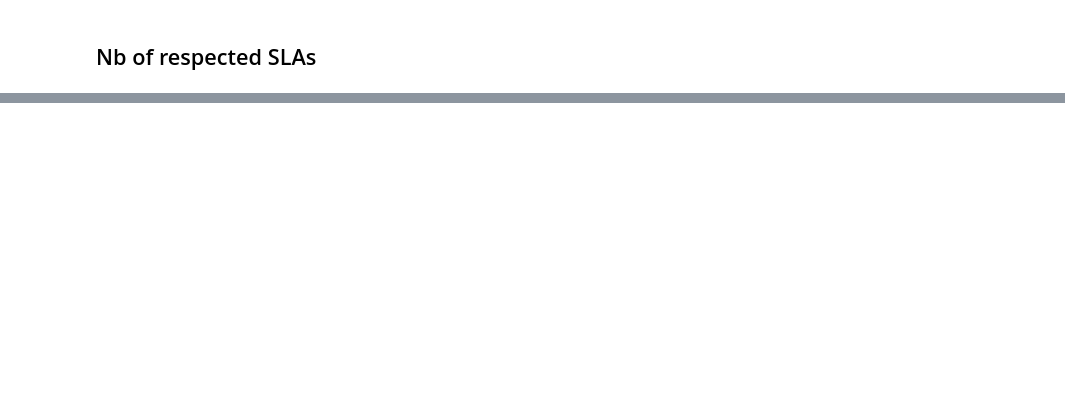
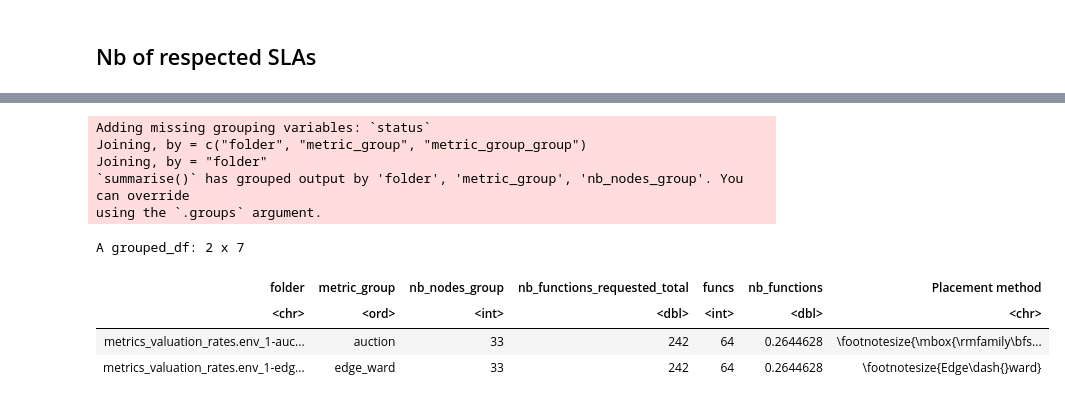
Before and after one commit to VolodiaPG/giraff, a Jupyter notebook: testbed/experiment.ipynb, the cells around one changed output, grey strips where cells are left out. Drawn from its saved outputs; the diff is of its cells as text; code cells hidden in the pictures; blank space fills up the shorter version.

Commit message:
fix: fix execution of lab until missing the correct number of executions

```diff
--- a/testbed/experiment.ipynb
+++ b/testbed/experiment.ipynb
@@ -1533,25 +1462,36 @@ slice_sample(raw.nb_functions)
 # %%
 plots.nb_deployed.data <- respected_sla.header.nb %>%
     extract_function_name_info() %>%
-    left_join(raw.nb_functions) %>%
+    left_join(functions_total %>% select(folder, metric_group, metric_group_group, load_type, latency_type, total) %>% rename(nb_functions_requested_total=total)) %>%
     left_join(node_levels %>% group_by(folder) %>% summarise(nb_nodes = n())) %>%
     # mutate(nb_nodes_group = case_when(
     #     nb_nodes < 19 ~ "Danger zone 1",
     #     nb_nodes <= 34 ~ "$19 \\le n < 34$",
     #     nb_nodes < 112 ~ "Danger zone 2",
     #     nb_nodes <= 119 ~ "$112 \\le n \\le 119$",
     #     TRUE ~ "Danger zone 3",
     # )) %>%
     rename(nb_nodes_group = nb_nodes) %>%
     group_by(folder, metric_group, nb_nodes_group, nb_functions_requested_total) %>%
     summarise(funcs = n()) %>%
     mutate(nb_functions = funcs / nb_functions_requested_total) %>%
     correct_names()
 
 plots.nb_deployed.data
 
 plots.nb_deployed.h <- GRAPH_ONE_COLUMN_HEIGHT
 plots.nb_deployed.w <- GRAPH_ONE_COLUMN_WIDTH
+# %% [output]
+Adding missing grouping variables: `status`
+Joining, by = c("folder", "metric_group", "metric_group_group")
+Joining, by = "folder"
+`summarise()` has grouped output by 'folder', 'metric_group', 'nb_nodes_group'. You can override
+using the `.groups` argument.
+A grouped_df: 2 x 7
+| folder | metric_group | nb_nodes_group | nb_functions_requested_total | funcs | nb_functions | Placement method |
+| <chr> | <ord> | <int> | <dbl> | <int> | <dbl> | <chr> |
+| metrics_valuation_rates.env_1-auc... | auction | 33 | 242 | 64 | 0.2644628 | \footnotesize{\mbox{\rmfamily\bfs... |
+| metrics_valuation_rates.env_1-edg... | edge_ward | 33 | 242 | 64 | 0.2644628 | \footnotesize{Edge\dash{}ward} |
 # %%
 raw.deployment_times %>%
     select(folder, function_name) %>%
```
Also changed, not shown: parts of 26 cells of this notebook, 1 other file.
